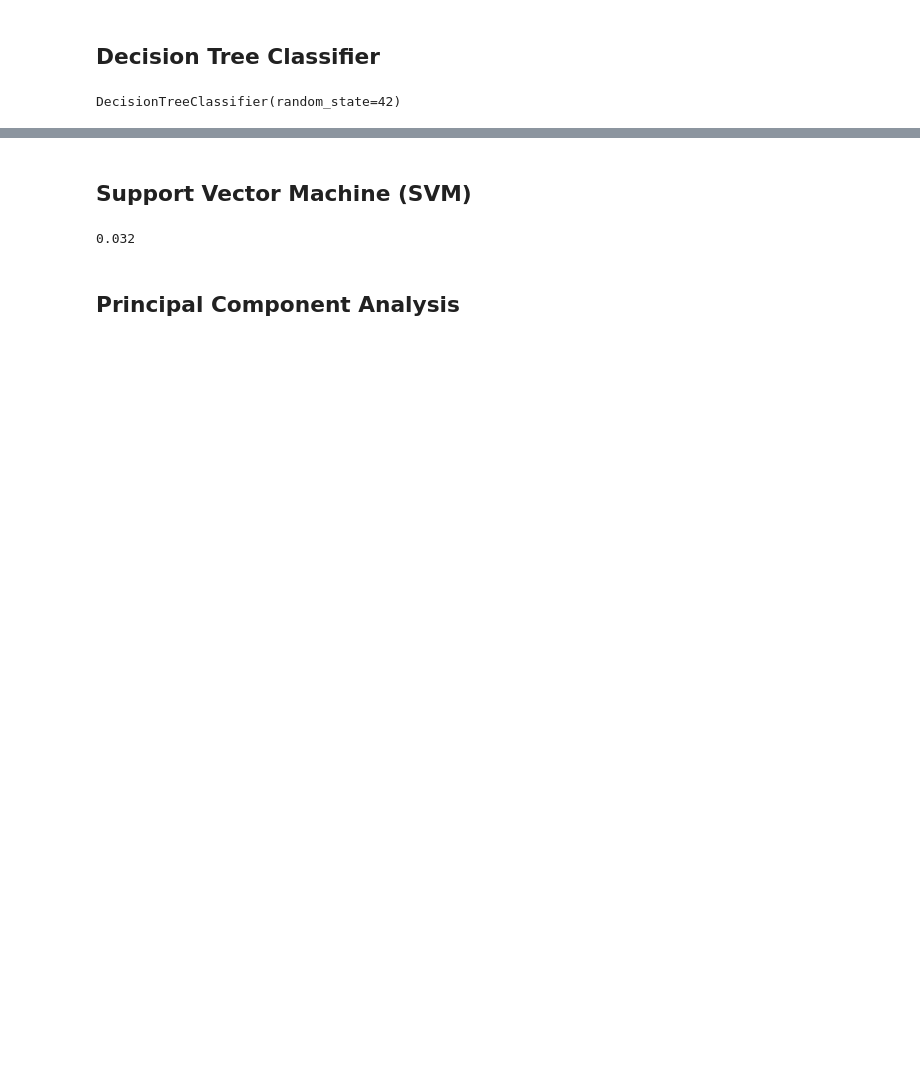
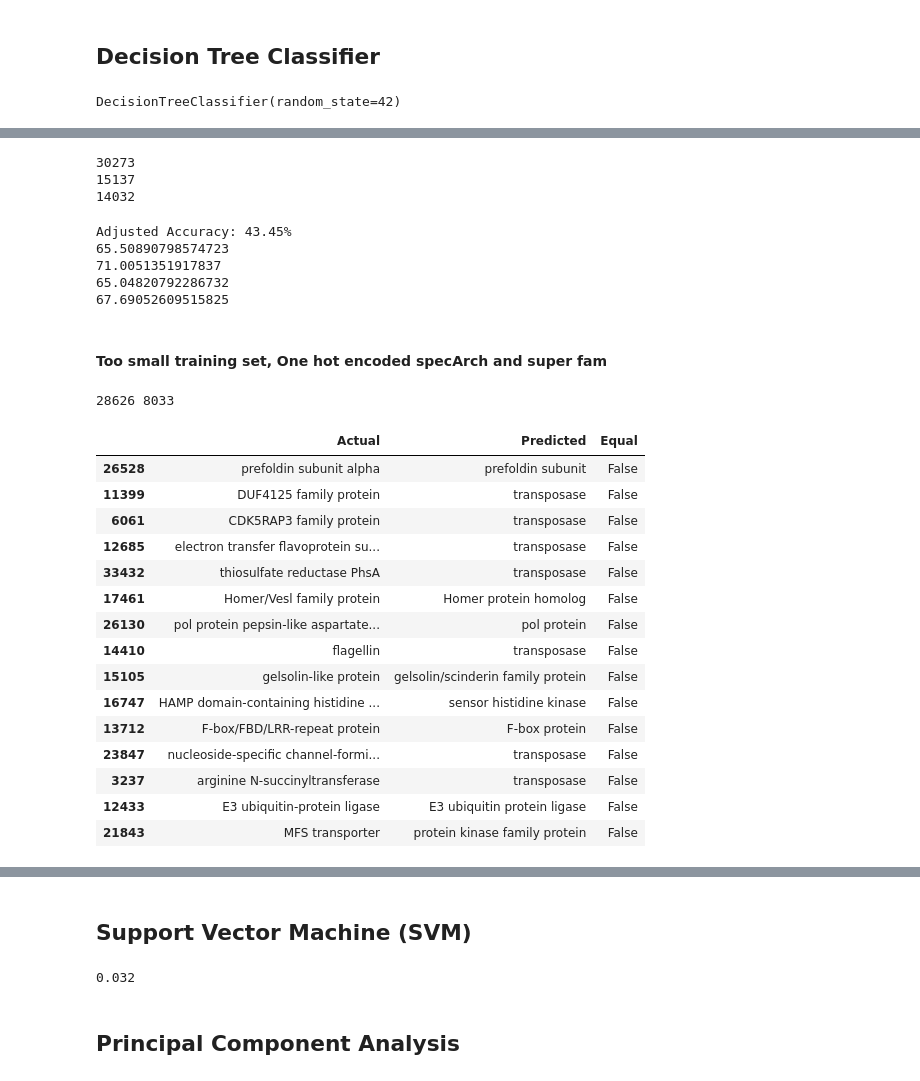
Before and after one commit to NCBI-Codeathons/mlxai-2024-team-gwadz-yang, a Jupyter notebook: scripts/Models_DT_SVM_PCA.ipynb, the cells around one changed output, grey strips where cells are left out. Drawn from its saved outputs; the diff is of its cells as text; code cells hidden in the pictures; blank space fills up the shorter version.

```diff
--- a/scripts/Models_DT_SVM_PCA.ipynb
+++ b/scripts/Models_DT_SVM_PCA.ipynb
@@ -147,0 +311,54 @@ Further ideas:
+# %%
+print(clf.tree_.node_count)
+print(clf.get_n_leaves())
+print(clf.get_depth())
+# %% [output]
+30273
+15137
+14032
+# %%
+# Calculate scores and adjusted accuracy
+adjusted_accuracy, similarity_scores, partial_scores, token_sort_scores, token_set_scores = calculate_similarity_scores(predictions, y_test)
+
+print(f"Adjusted Accuracy: {adjusted_accuracy*100:.2f}%")
+print(sum(similarity_scores)/len(similarity_scores))
+print(sum(partial_scores)/len(partial_scores))
+print(sum(token_sort_scores)/len(token_sort_scores))
+print(sum(token_set_scores)/len(token_set_scores))
+
+#print("Token Set Scores:", token_set_scores)
+#print("Similarity Scores:", similarity_scores)
+#print("Partial Match Scores:", partial_scores)
+#print("Token Sort Scores:", token_sort_scores)
+#print("Token Set Scores:", token_set_scores)
+# %% [output]
+Adjusted Accuracy: 43.45%
+65.50890798574723
+71.0051351917837
+65.04820792286732
+67.69052609515825
+# %% [markdown]
+#### Too small training set, One hot encoded specArch and super fam
+# %%
+#25% training
+comparison_df = pd.DataFrame({'Actual': y_test, 'Predicted': predictions, 'Equal': predictions==y_test}).sort_values(by='Equal')
+print(len(comparison_df), len(comparison_df[comparison_df["Equal"] == True]))
+comparison_df.head(15)
+# %% [output]
+28626 8033
+|  | Actual | Predicted | Equal |
+| 26528 | prefoldin subunit alpha | prefoldin subunit | False |
+| 11399 | DUF4125 family protein | transposase | False |
+| 6061 | CDK5RAP3 family protein | transposase | False |
+| 12685 | electron transfer flavoprotein su... | transposase | False |
+| 33432 | thiosulfate reductase PhsA | transposase | False |
+| 17461 | Homer/Vesl family protein | Homer protein homolog | False |
+| 26130 | pol protein pepsin-like aspartate... | pol protein | False |
+| 14410 | flagellin | transposase | False |
+| 15105 | gelsolin-like protein | gelsolin/scinderin family protein | False |
+| 16747 | HAMP domain-containing histidine ... | sensor histidine kinase | False |
+| 13712 | F-box/FBD/LRR-repeat protein | F-box protein | False |
+| 23847 | nucleoside-specific channel-formi... | transposase | False |
+| 3237 | arginine N-succinyltransferase | transposase | False |
+| 12433 | E3 ubiquitin-protein ligase | E3 ubiquitin protein ligase | False |
+| 21843 | MFS transporter | protein kinase family protein | False |
```
Also changed, not shown: parts of 54 cells of this notebook, 2 other files.
